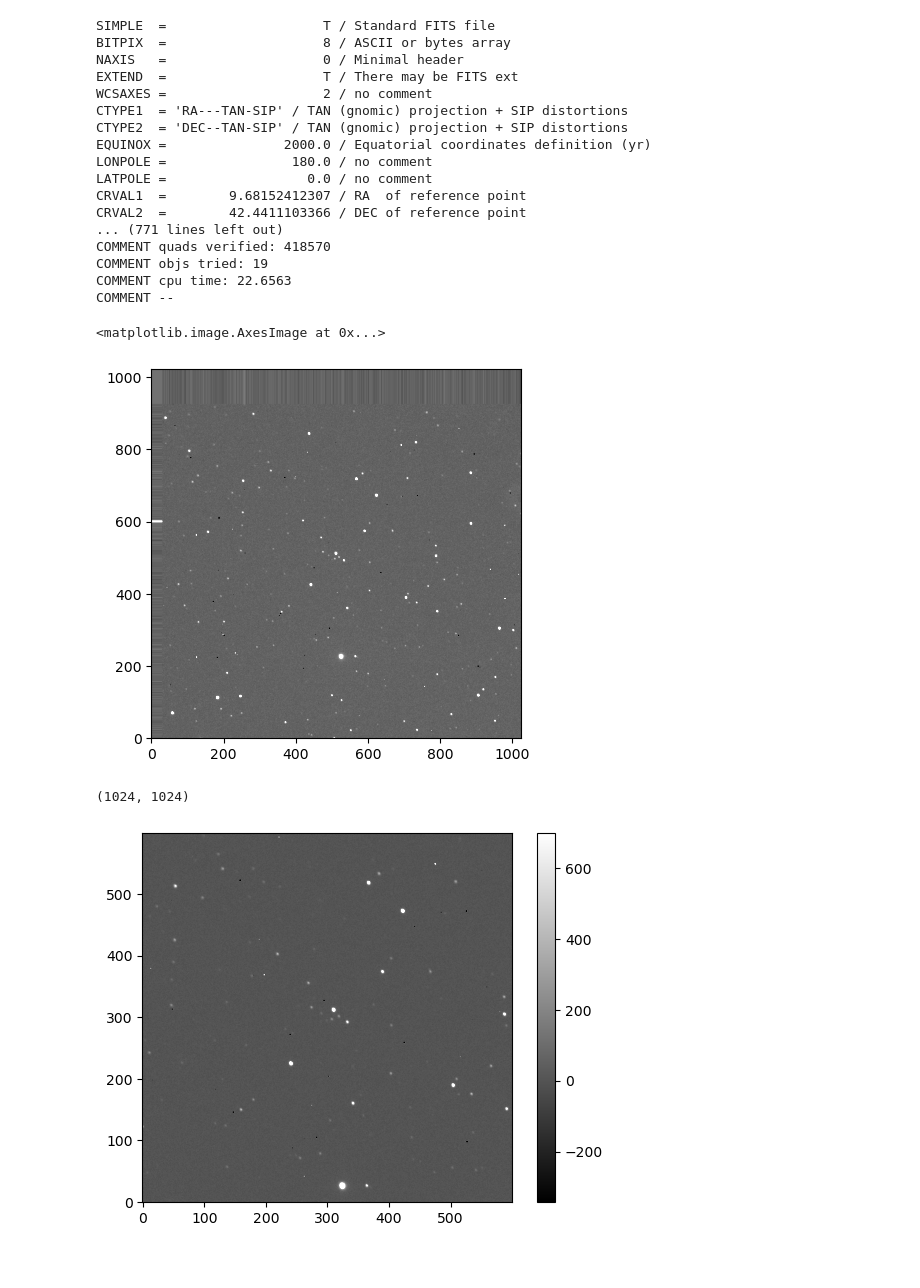
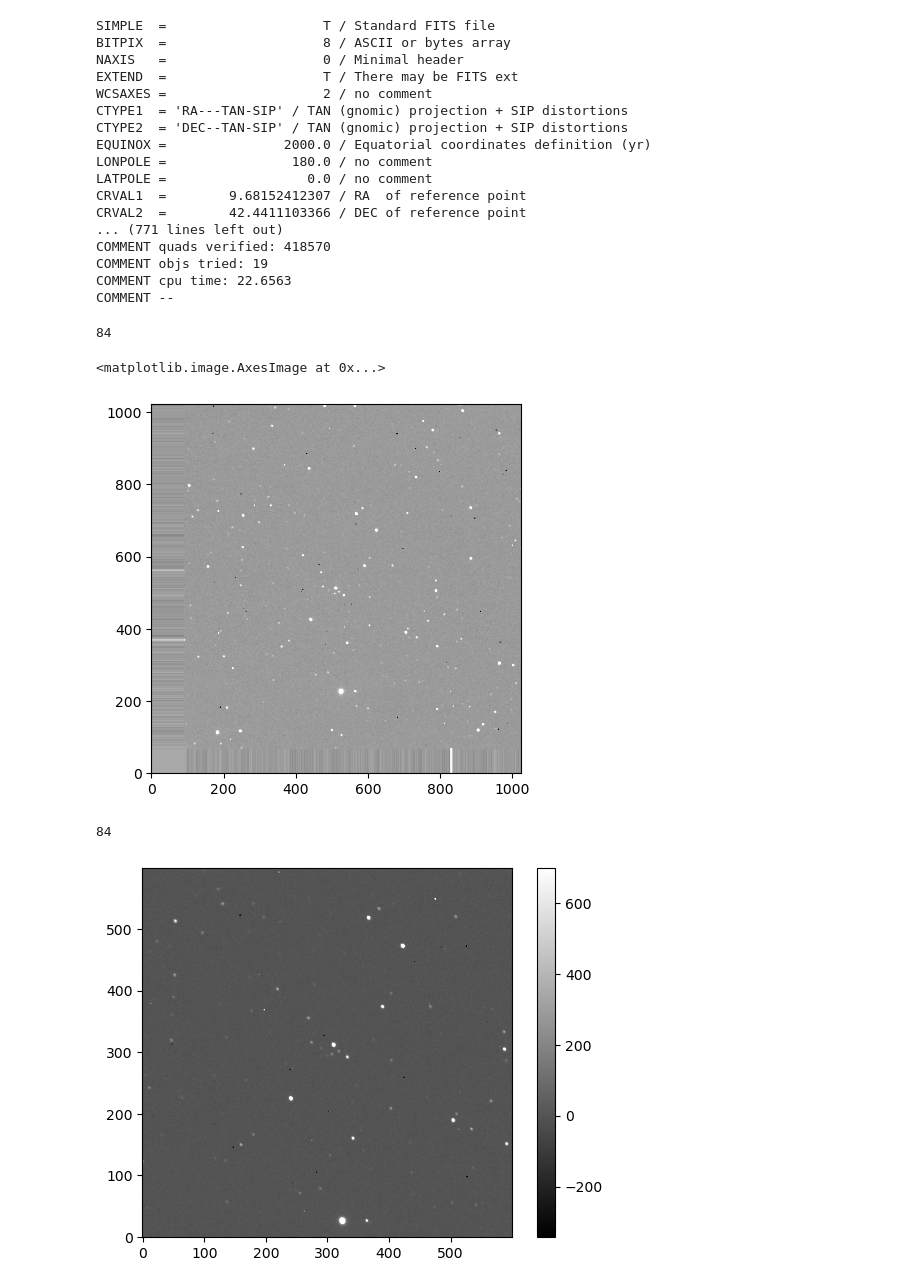
Before and after one commit to Zhengjingyi0823/AST443-Group5, a Jupyter notebook: AST443 Lab2.ipynb, the cells around one changed output. Cells and saved outputs as stored; diff of their text form; code cells hidden in the pictures.

```diff
--- a/AST443 Lab2.ipynb
+++ b/AST443 Lab2.ipynb
@@ -201,7 +211,6 @@ print(np.mean(calibrated_science_withflat[0]))
 # %%
 good_frames=[]
 for i in range(len(calibrated_science_withflat)):
-        if np.mean(calibrated_science_withflat[i])<300:
+        if np.mean(calibrated_science_withflat[i])<500:
             good_frames.append([calibrated_science_withflat[i]])
-            print(np.mean(calibrated_science_withflat[i]))
 # %% [output]
@@ -285,23 +276,34 @@ COMMENT quads verified: 418570
 COMMENT objs tried: 19
 COMMENT cpu time: 22.6563
 COMMENT --
-# %%
-aligned_images = []
-
-for i in range(len(good_frames)):
-    aligned_file=f'{ownerpath}/Lab 2/Aligned Images/aligned_HAT_P_16_VISIBLE_LIGHT_20S_.{i}.fits'
-    aligned_file_data=fits.getdata(aligned_file)
-    aligned_file_data = aligned_file_data.byteswap(inplace=True).newbyteorder()
-    aligned_images.append(aligned_file_data)
-# %%
-plt.imshow(aligned_images[25], cmap='gray', origin='lower', vmin=100, vmax=500)
-# %% [output]
-<matplotlib.image.AxesImage at 0x...>
-[figure, removed]
-# %%
-(aligned_images[0]).shape
-# %% [output]
-(1024, 1024)
+# %%
+aligned_num= [0, 1, 2, 3, 4, 5, 6, 7, 8, 9, 10, 11, 12, 13, 14, 15, 16,
+    17, 18, 19, 20, 21, 22, 23, 24, 25, 28, 29, 30, 31, 33,
+    36, 37, 38, 39, 40, 42, 43, 59, 63, 70, 71, 72, 74, 75,
+    76, 82, 83, 84, 85, 86, 88, 89, 91, 92, 93, 94, 95, 96,
+    97, 101, 102, 103, 104, 106, 107, 108, 109, 111, 112,
+    114, 115, 116, 117, 118, 119, 120, 121, 122, 123, 124,
+    125, 126, 127]
+aligned_images = []
+
+for i in range(len(aligned_num)):
+    aligned_file=f'{ownerpath}/Lab 2/Aligned Images/aligned_HAT_P_16_VISIBLE_LIGHT_20S_.{aligned_num[i]}.fits'
+    aligned_file_data=fits.getdata(aligned_file)
+    aligned_file_data = aligned_file_data.byteswap(inplace=True).newbyteorder()
+    aligned_images.append(aligned_file_data)
+# %%
+len(aligned_images)
+# %% [output]
+84
+# %%
+plt.imshow(aligned_images[83], cmap='gray', origin='lower', vmin=100, vmax=500)
+# %% [output]
+<matplotlib.image.AxesImage at 0x...>
+[figure, added]
+# %%
+len(aligned_images)
+# %% [output]
+84
 # %%
 # Define the cropping coordinates
 x_min, x_max = 200, 800
```
Also changed, not shown: parts of 79 cells of this notebook.
